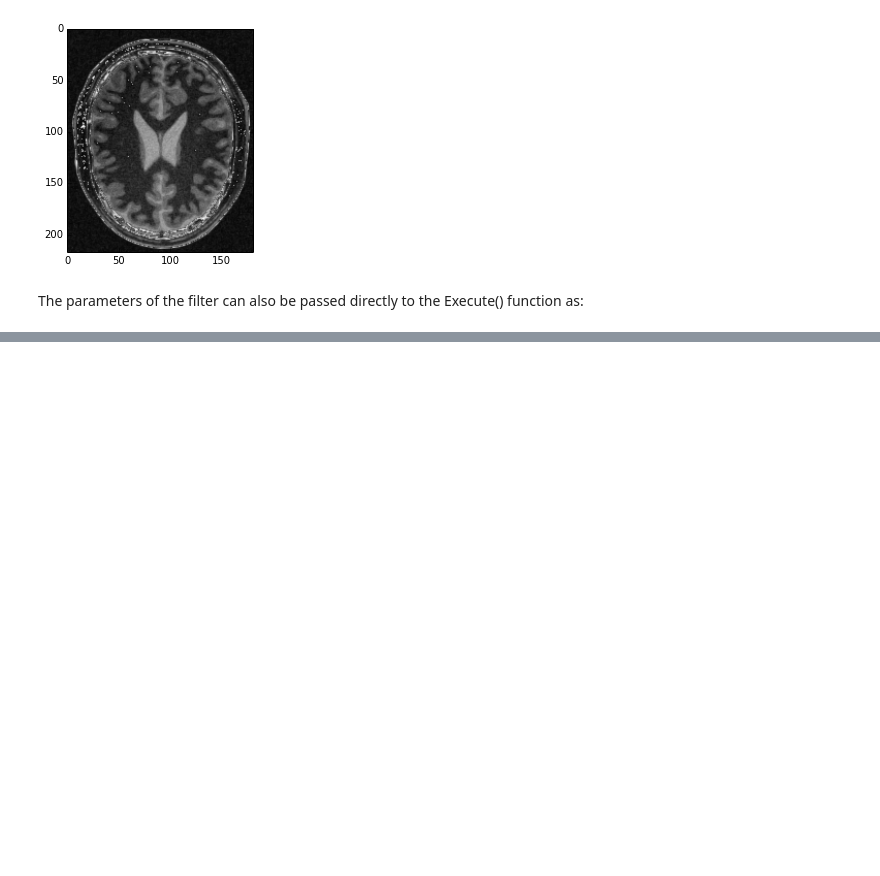
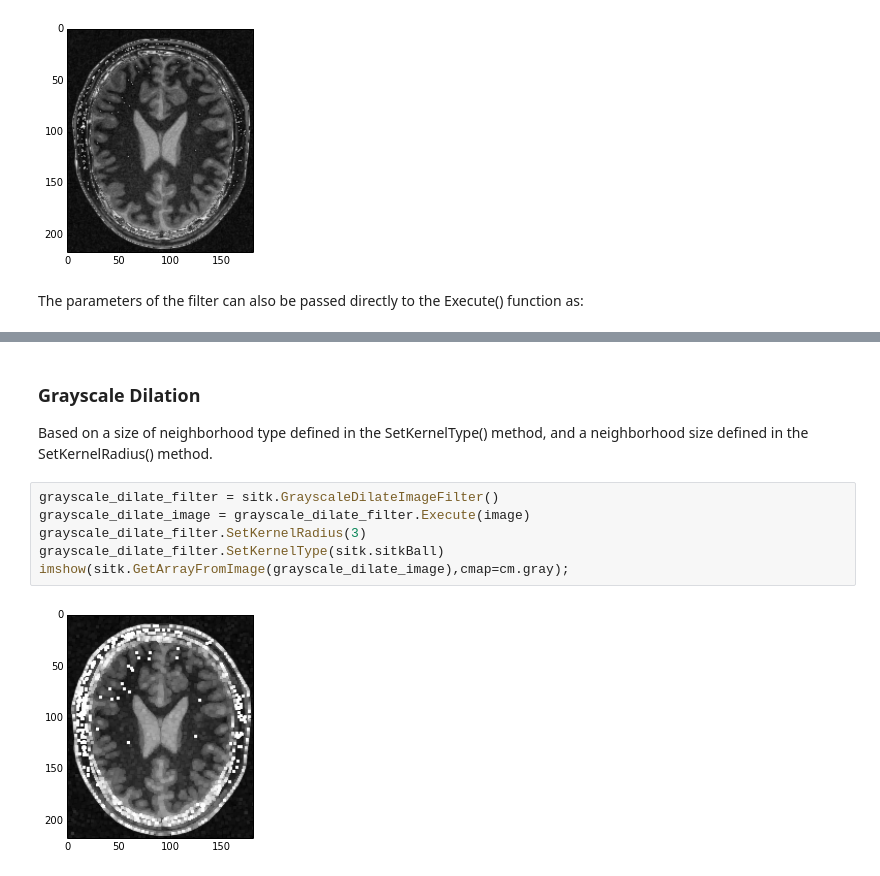
Before and after one commit to reproducible-research/scipy-tutorial-2014, a Jupyter notebook: notebooks/01-SimpleITK-Filtering.ipynb, the cells around one changed output, grey strips where cells are left out. Cells and saved outputs as stored; diff of their text form; blank space fills up the shorter version.

```diff
--- a/notebooks/01-SimpleITK-Filtering.ipynb
+++ b/notebooks/01-SimpleITK-Filtering.ipynb
@@ -130,0 +161,12 @@ The parameters of the filter can also be passed directly to the Execute() functi
+# %% [markdown]
+### Grayscale Dilation
+
+Based on a size of neighborhood type defined in the SetKernelType() method, and a neighborhood size defined in the SetKernelRadius() method.
+# %%
+grayscale_dilate_filter = sitk.GrayscaleDilateImageFilter()
+grayscale_dilate_image = grayscale_dilate_filter.Execute(image)
+grayscale_dilate_filter.SetKernelRadius(3)
+grayscale_dilate_filter.SetKernelType(sitk.sitkBall)
+imshow(sitk.GetArrayFromImage(grayscale_dilate_image),cmap=cm.gray);
+# %% [output]
+[figure, added]
```
Also changed, not shown: parts of 22 cells of this notebook.
